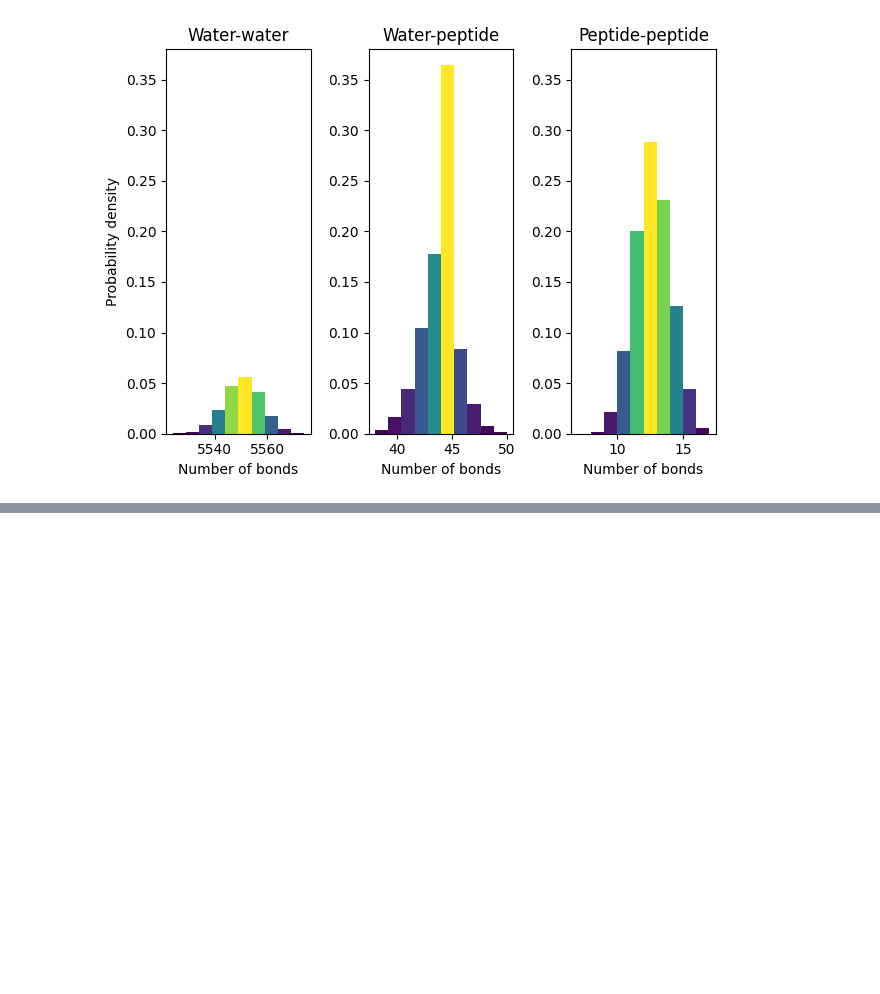
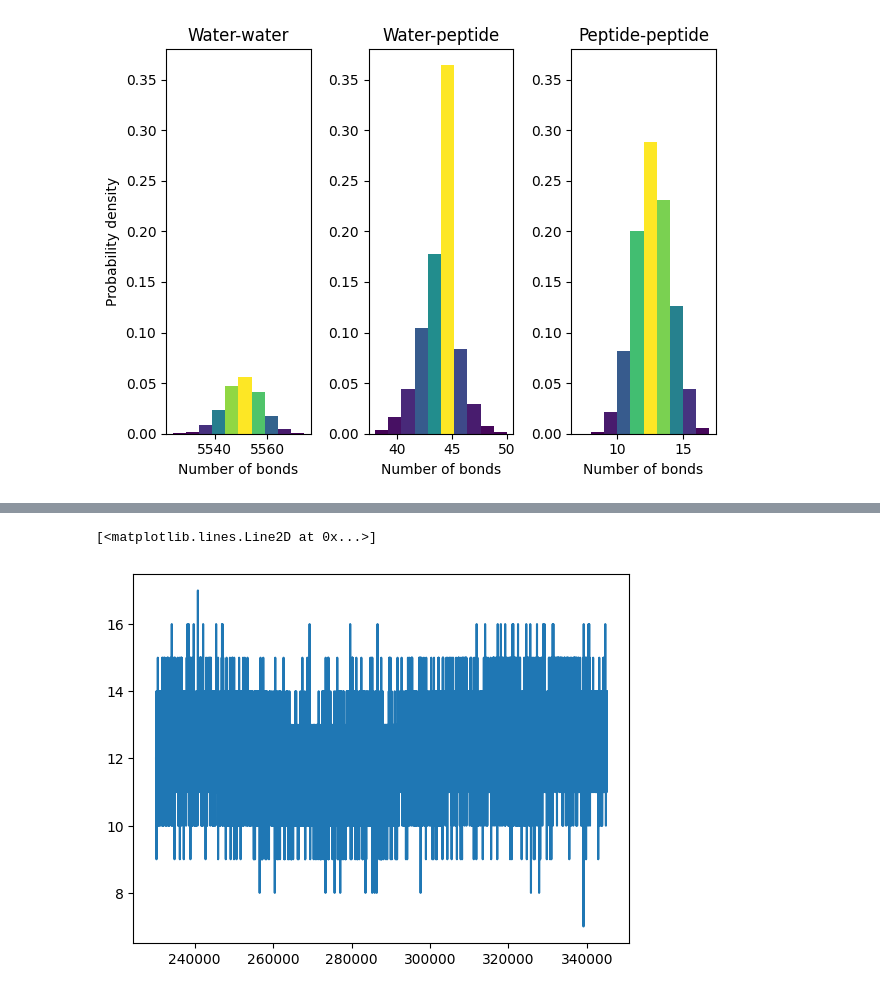
Before and after one commit to YimingHuang1999/PROJECT, a Jupyter notebook: HBOND/GAD1-NVT/T180K/HBOND-NUMBER.ipynb, the cells around one changed output, grey strips where cells are left out. Cells and saved outputs as stored; diff of their text form; code cells hidden in the pictures; blank space fills up the shorter version.

```diff
--- a/HBOND/GAD1-NVT/T180K/HBOND-NUMBER.ipynb
+++ b/HBOND/GAD1-NVT/T180K/HBOND-NUMBER.ipynb
@@ -125,0 +137,5 @@ fig.savefig("hbond-histogram.pdf", format="pdf")
+# %%
+plt.plot(time, hbnum2)
+# %% [output]
+[<matplotlib.lines.Line2D at 0x...>]
+[figure, added]
```
Also changed, not shown: parts of 3 cells of this notebook, 5 other files.
